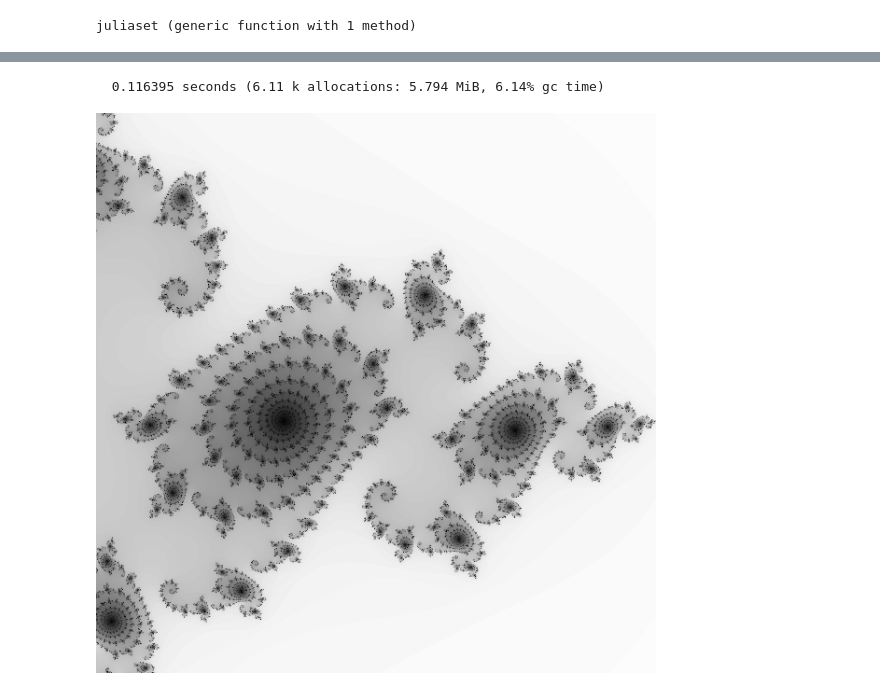
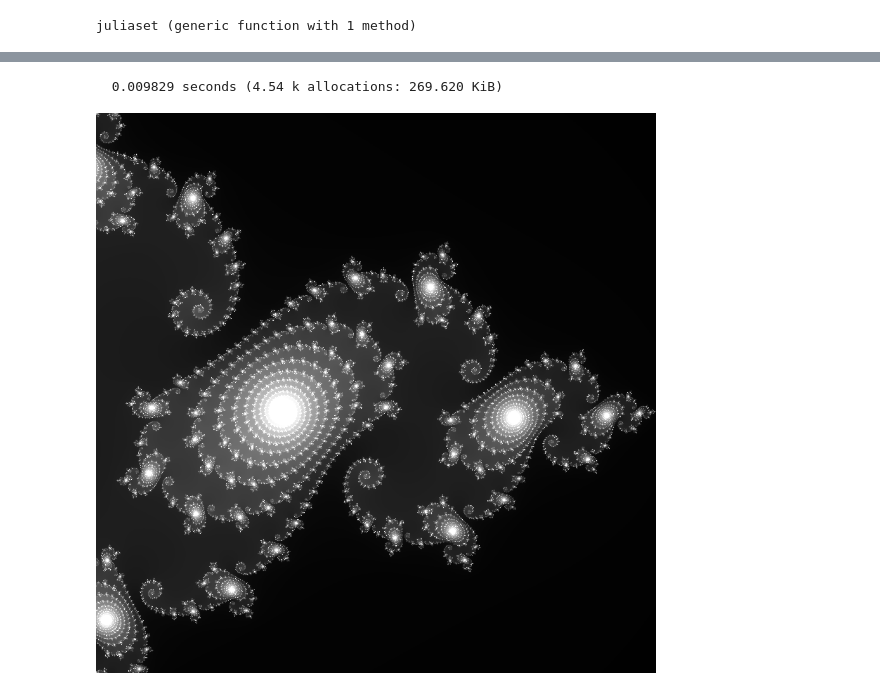
Before and after one commit to mrkn/notebooks, a Jupyter notebook: julia_set/JuliaSet.ipynb, the cells around one changed output, grey strips where cells are left out. Saved outputs shown, nothing was run; the diff lists cells and outputs as text; code cells hidden in the pictures.

```diff
--- a/julia_set/JuliaSet.ipynb
+++ b/julia_set/JuliaSet.ipynb
@@ -5,5 +14,5 @@ WARNING: Method definition macroexpand(Module, Any) in module Compat at /Users/m
 # %%
-function juliaset{T<:Real}(c::Complex{T}; zmax::T=4.0, ulim::Tuple{T, T}=(-2.0, 2.0), vlim::Tuple{T, T}=(-2.0, 2.0), width::Int=200, height::Int=200, max_iteration::Int=1000)
+function juliaset{T<:Real}(c::Complex{T}; zmax::T=2.0, ulim::Tuple{T, T}=(0.0, 1.5), vlim::Tuple{T, T}=(-0.75, 0.75), width::Int=797, height::Int=797, max_iteration::Int=1000)
     buf = Array{Float64}(width, height)
 
     us = linspace(ulim[1], ulim[2], width)
@@ -16,7 +25,7 @@ function juliaset{T<:Real}(c::Complex{T}; zmax::T=4.0, ulim::Tuple{T, T}=(-2.0,
             z = z*z + c
             n += 1
         end
-        buf[y, x] = (max_iteration - n)/max_iteration
+        buf[y, x] = n/max_iteration
     end
     return buf
 end
@@ -30,5 +34,6 @@ juliaset (generic function with 1 method)
-# %%
-@time Gray.(juliaset(-0.75-0.15im; zmax=2.0, ulim=(0.0, 1.5), vlim=(-.75, 0.75), width=600, height=600) .^ 10)
-# %% [output]
-  0.116395 seconds (6.11 k allocations: 5.794 MiB, 6.14% gc time)
-[figure, removed]
+# %%
+img = juliaset(-0.75000-0.09900im; max_iteration=300)
+@time colorview(Gray, img)
+# %% [output]
+  0.009829 seconds (4.54 k allocations: 269.620 KiB)
+[figure, added]
```
Also changed, not shown: parts of 4 cells of this notebook, 1 other file.
